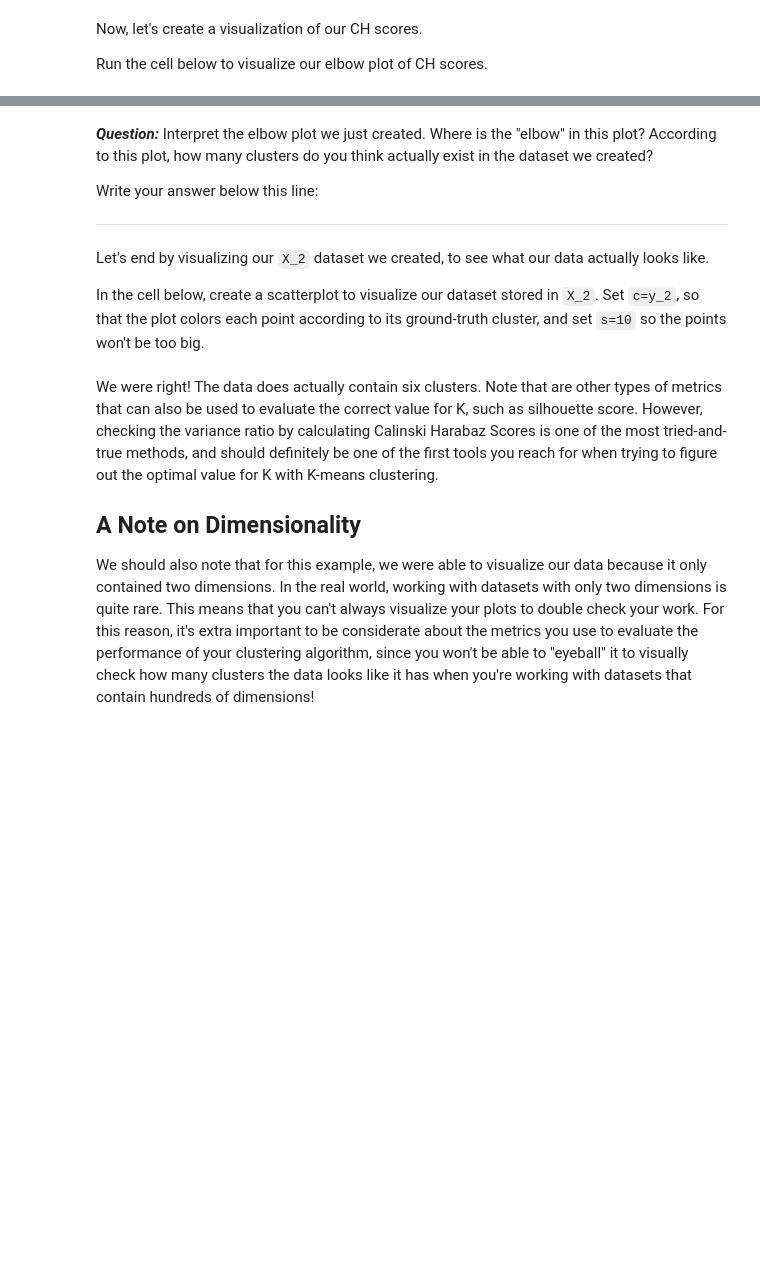
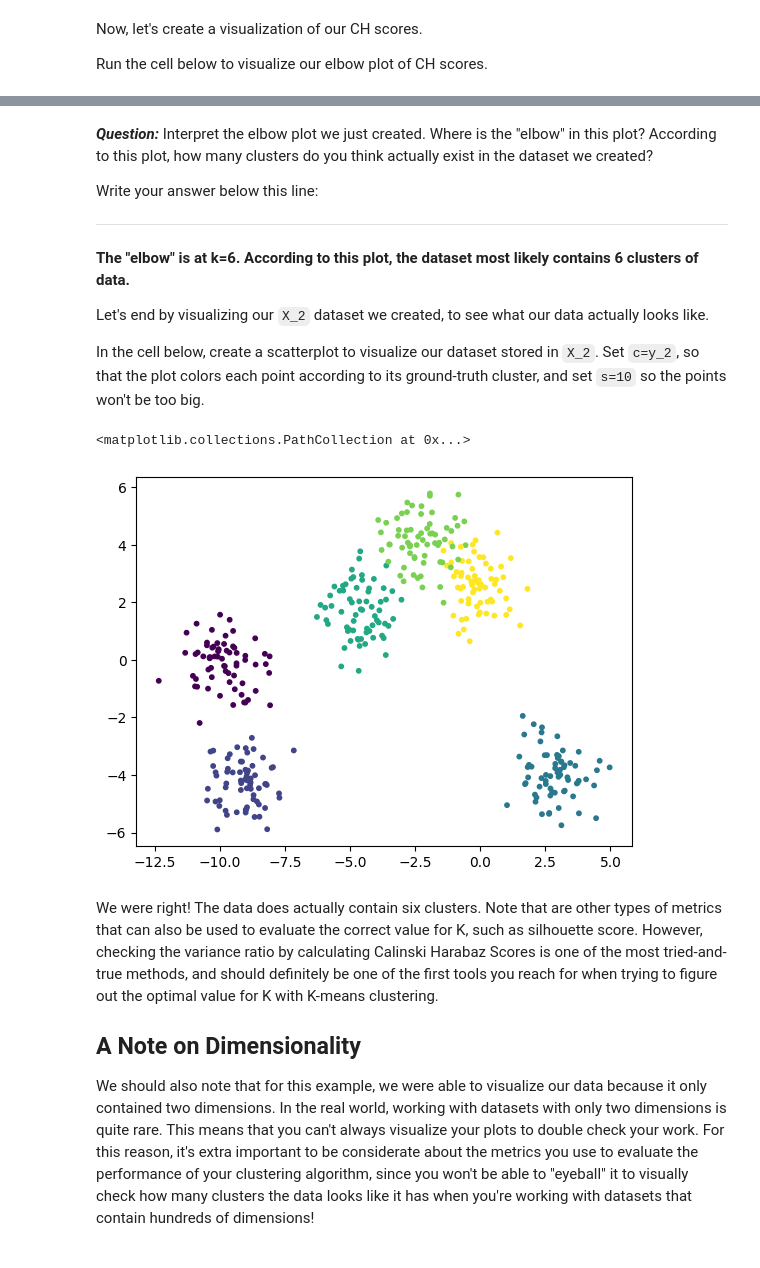
Before and after one commit to amnaahmad20/kmeans_clustering, a Jupyter notebook: kmeans_algorithm.ipynb, the cells around one changed output, grey strips where cells are left out. Cells and saved outputs as stored; diff of their text form; code cells hidden in the pictures; blank space fills up the shorter version.

```diff
--- a/kmeans_algorithm.ipynb
+++ b/kmeans_algorithm.ipynb
@@ -199,11 +213,17 @@ plt.show()
 
 Write your answer below this line:
 _______________________________________________________________________________
+**The "elbow" is at k=6. According to this plot, the dataset most likely contains 6 clusters of data.**
 
 
 Let's end by visualizing our `X_2` dataset we created, to see what our data actually looks like.
 
 In the cell below, create a scatterplot to visualize our dataset stored in `X_2`. Set `c=y_2`, so that the plot colors each point according to its ground-truth cluster, and set `s=10` so the points won't be too big.
+# %%
+plt.scatter(X_2[:, 0], X_2[:, 1], c=y_2, s=10)
+# %% [output]
+<matplotlib.collections.PathCollection at 0x...>
+[figure, added]
 # %% [markdown]
 We were right! The data does actually contain six clusters. Note that are other types of metrics that can also be used to evaluate the correct value for K, such as silhouette score. However, checking the variance ratio by calculating Calinski Harabaz Scores is one of the most tried-and-true methods, and should definitely be one of the first tools you reach for when trying to figure out the optimal value for K with K-means clustering.
 
```
Also changed, not shown: parts of 6 cells of this notebook.
